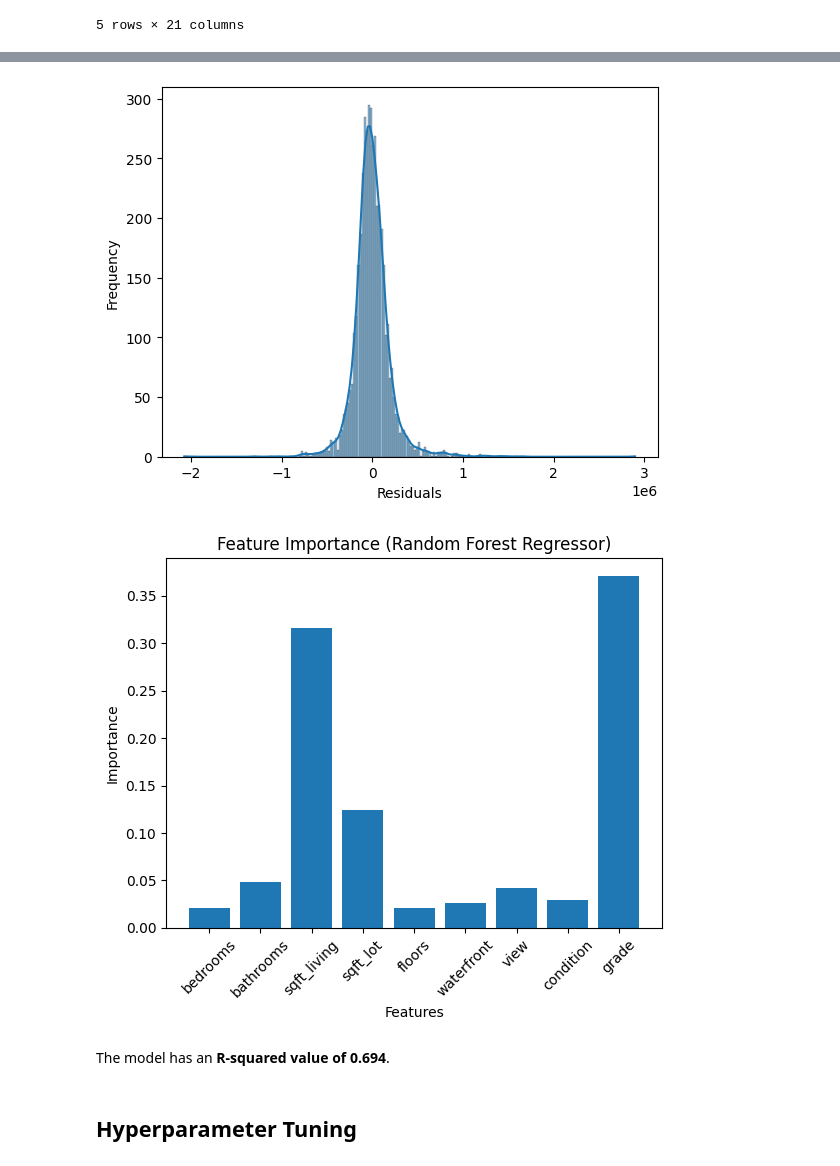
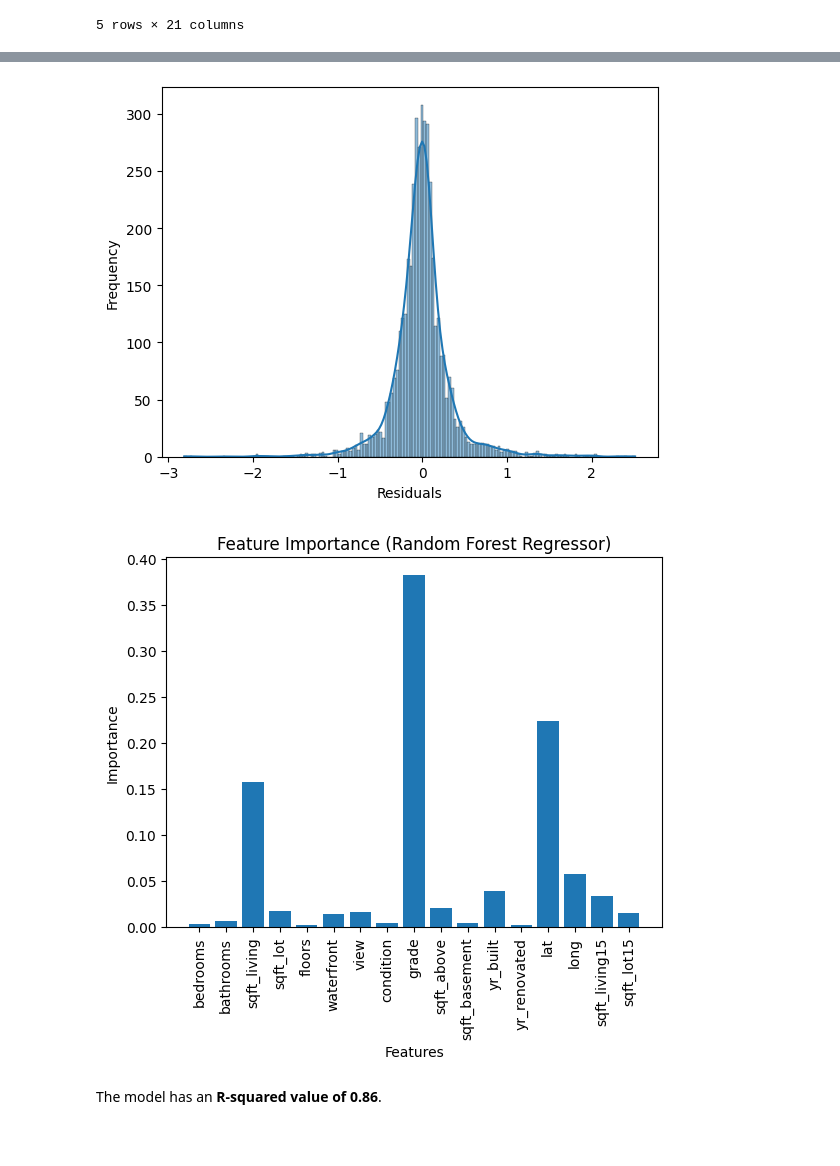
Before and after one commit to nagensk9/INDE577_ML, a Jupyter notebook: 1. Supervised Machine Learning/3- Random Forest/Random_Forest.ipynb, the cells around one changed output, grey strips where cells are left out. Cells and saved outputs as stored; diff of their text form; code cells hidden in the pictures; blank space fills up the shorter version.

```diff
--- a/1. Supervised Machine Learning/3- Random Forest/Random_Forest.ipynb
+++ b/1. Supervised Machine Learning/3- Random Forest/Random_Forest.ipynb
@@ -49,8 +49,8 @@ def clean_data(df):
     # Drop the "id" and "date" columns
     df = df.drop(['id', 'date','zipcode'], axis=1)
 
-    # Extract desired features
-    df = df[['bedrooms', 'bathrooms', 'sqft_living', 'sqft_lot', 'floors', 'waterfront', 'view', 'condition', 'grade', 'price']]
+    # Drop 1% of data to make price column normally distrubted
+    df = df.sort_values(['price'], ascending=False).iloc[200:]
 
     return df
 # %%
@@ -58,12 +58,23 @@ def split_data(df, test_size=0.2, random_state=42):
     """
     Splits the given dataframe into train and test sets.
     """
-    # Define X and y
-    X = df.drop('price', axis=1)
-    y = df['price']
+
+    # Scale the data using standard scaler
+    x = df.iloc[:,1:]
+    y = df.iloc[:,0:1]
+    X = x.values
+    Y = y.values
+
+    #scaling the data
+
+    sc1=StandardScaler()
+    x_scaled = sc1.fit_transform(X)
+
+    sc2=StandardScaler()
+    y_scaled = np.ravel(sc2.fit_transform(Y.reshape(-1,1)))
 
     # Split the data into train and test sets
-    X_train, X_test, y_train, y_test = train_test_split(X, y, test_size=test_size, random_state=random_state)
+    X_train, X_test, y_train, y_test = train_test_split(x_scaled, y_scaled, test_size=test_size, random_state=random_state)
 
     return X_train, X_test, y_train, y_test
 # %%
@@ -196,19 +211,18 @@ plot_residuals(y_test, y_pred)
 # Plot the distribution of the residuals
 plot_residual_distribution(y_test, y_pred)
 # %% [output]
-[figure, old version]
+[figure, new version]
 # %%
 # Generate the feature importance plot
+
 importance = model.feature_importances_
-plt.bar(X_train.columns, importance)
-plt.xticks(rotation=45)
+plt.bar(df.iloc[:,1:].columns, importance)
+plt.xticks(rotation=90)
 plt.xlabel("Features")
 plt.ylabel("Importance")
 plt.title("Feature Importance (Random Forest Regressor)")
 plt.show()
 # %% [output]
-[figure, old version]
+[figure, new version]
 # %% [markdown]
-The model has an **R-squared value of 0.694**.
+The model has an **R-squared value of 0.86**.
-# %% [markdown]
-## Hyperparameter Tuning
```
Also changed, not shown: parts of 7 cells of this notebook, 6 other files.
